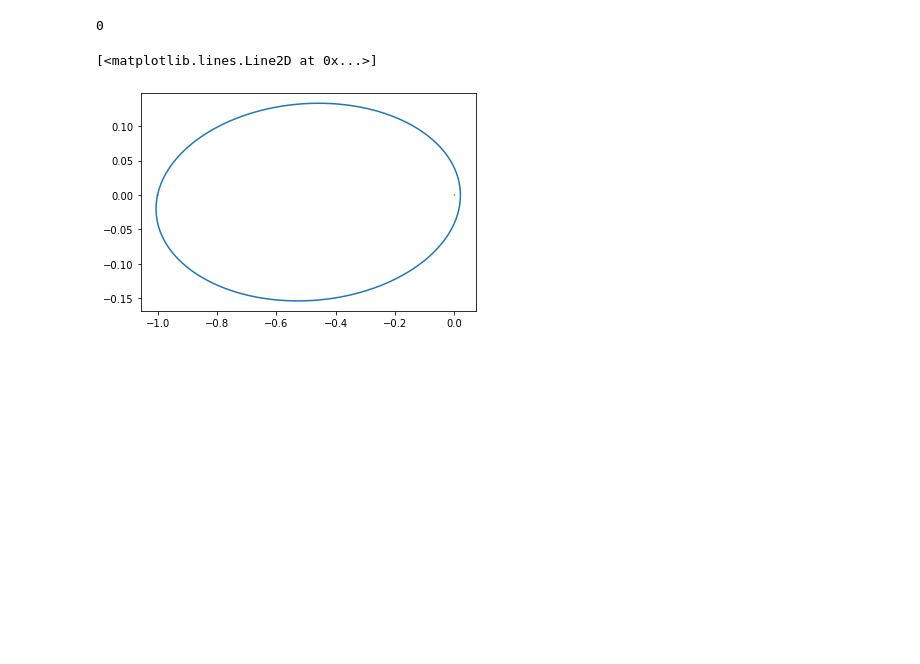
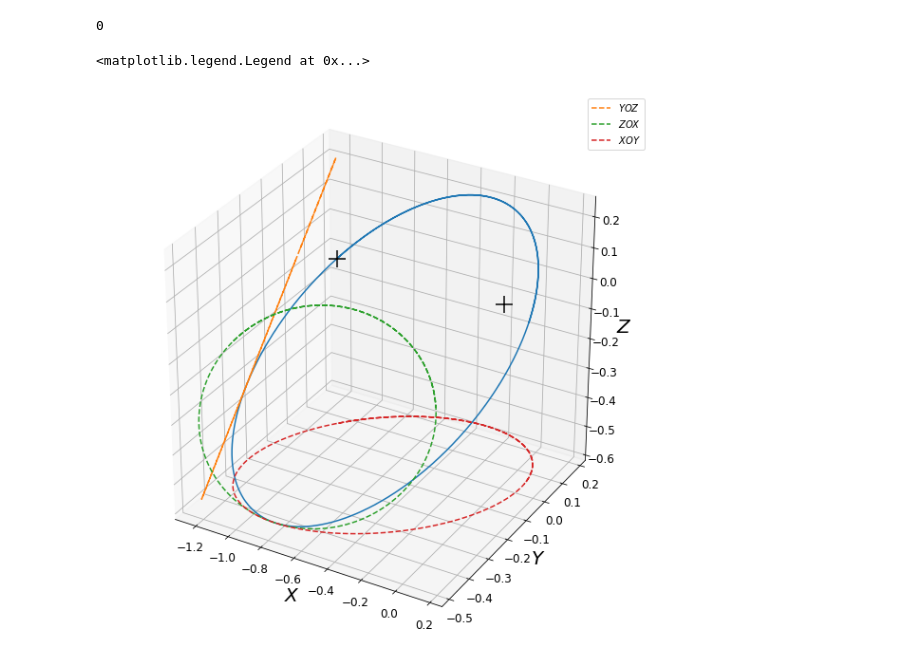
Before and after one commit to slowdivePTG/DIY_astrophysics, a Jupyter notebook: Galactic_Dynamics/Task2.ipynb, the cells around one changed output. Cells and saved outputs as stored; diff of their text form; code cells hidden in the pictures; blank space fills up the shorter version.

```diff
--- a/Galactic_Dynamics/Task2.ipynb
+++ b/Galactic_Dynamics/Task2.ipynb
@@ -15,7 +17,22 @@ v1, v2 = raw1[:, 5:7], raw1[:, 7:9]
-# %%
-plt.plot(r1[:, 0], r1[:, 1])
-plt.plot(r2[:, 0], r2[:, 1])
-# %% [output]
-[<matplotlib.lines.Line2D at 0x...>]
-[figure, removed]
+# %%
+from mpl_toolkits.mplot3d import Axes3D
+f, ax = plt.subplots(figsize=(8, 8), sharex='row')
+ax = Axes3D(f)
+#ax.axis('equal')
+ax.plot3D(r1[:, 0], r1[:, 1], r1[:, 2])
+ax.plot3D(r1[:, 0]*0+r1[:, 0].min(), r1[:, 1], r1[:, 2], linestyle='--', label='$YOZ$')
+ax.plot3D(r1[:, 0], r1[:, 1]*0+r1[:, 1].min(), r1[:, 2], linestyle='--', label='$ZOX$')
+ax.plot3D(r1[:, 0], r1[:, 1], r1[:, 2]*0+r1[:, 2].min(), linestyle='--', label='$XOY$')
+ax.plot3D(r2[:, 0], r2[:, 1], r2[:, 2])
+ax.scatter3D(r1[0, 0], r1[0, 1], marker='+', s=300, color='k')
+ax.scatter3D(r2[0, 0], r2[0, 1], marker='+', s=300, color='k')
+ax.set_xlabel(r'$X$', fontsize=20)
+ax.set_ylabel(r'$Y$', fontsize=20)
+ax.set_zlabel(r'$Z$', fontsize=20)
+ax.tick_params(labelsize=12)
+ax.grid()
+ax.legend()
+# %% [output]
+<matplotlib.legend.Legend at 0x...>
+[figure, added]
 # %%
```
Also changed, not shown: parts of 2 cells of this notebook, 10 other files.
